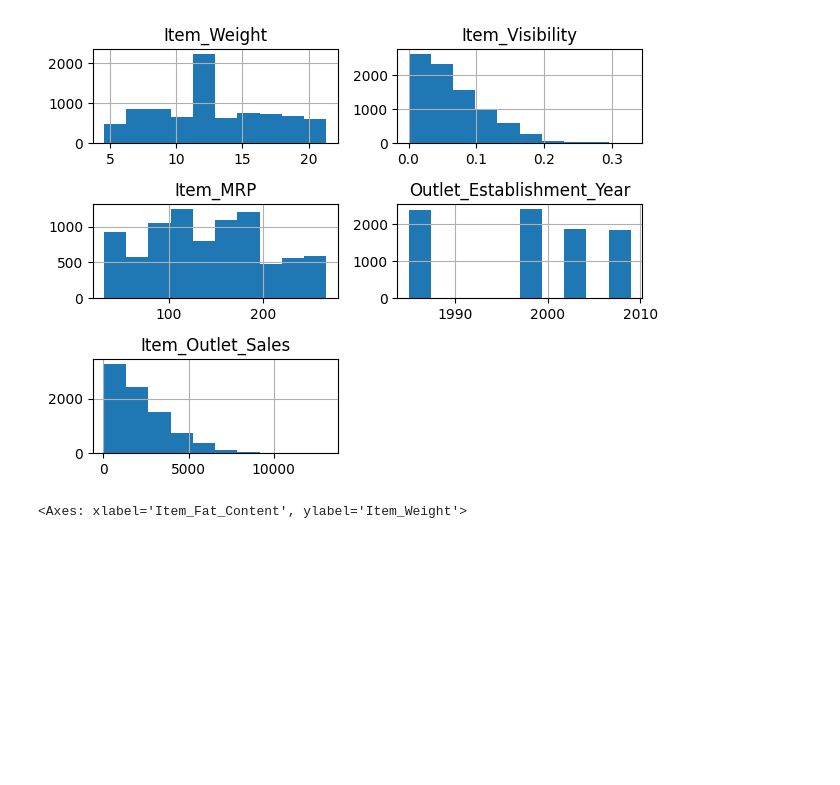
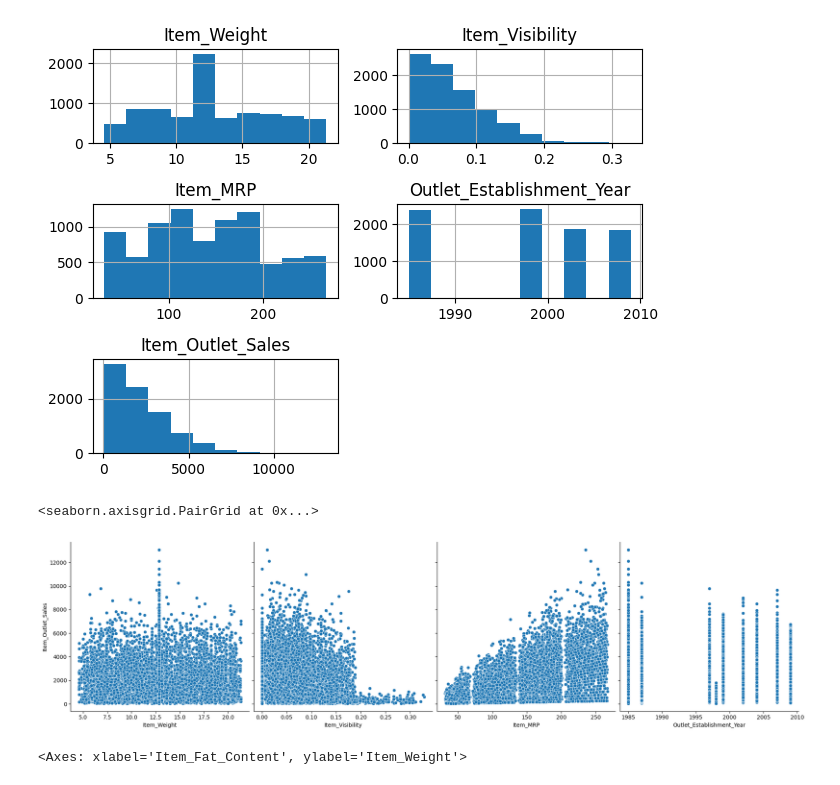
Before and after one commit to PatriciaReyesAv/Prediccion-de-ventas, a Jupyter notebook: Sales_predictions.ipynb, the cells around one changed output. Saved outputs shown, nothing was run; the diff lists cells and outputs as text; code cells hidden in the pictures; blank space fills up the shorter version.

```diff
--- a/Sales_predictions.ipynb
+++ b/Sales_predictions.ipynb
@@ -205,6 +205,11 @@ sales_doc.hist()
 plt.tight_layout()
 # %% [output]
 [figure]
+# %%
+sns.pairplot(sales_doc,x_vars=['Item_Weight','Item_Visibility','Item_MRP','Outlet_Establishment_Year'],y_vars=['Item_Outlet_Sales'], size=5,aspect=1)
+# %% [output]
+<seaborn.axisgrid.PairGrid at 0x...>
+[figure, added]
 # %%
 # 3.2 Boxplot para ver resúmenes estadísticos de diversas características en el conjunto de datos.
 sns.boxplot(x='Item_Fat_Content',y='Item_Weight',data=sales_doc)
```
Also changed, not shown: parts of 4 cells of this notebook.
